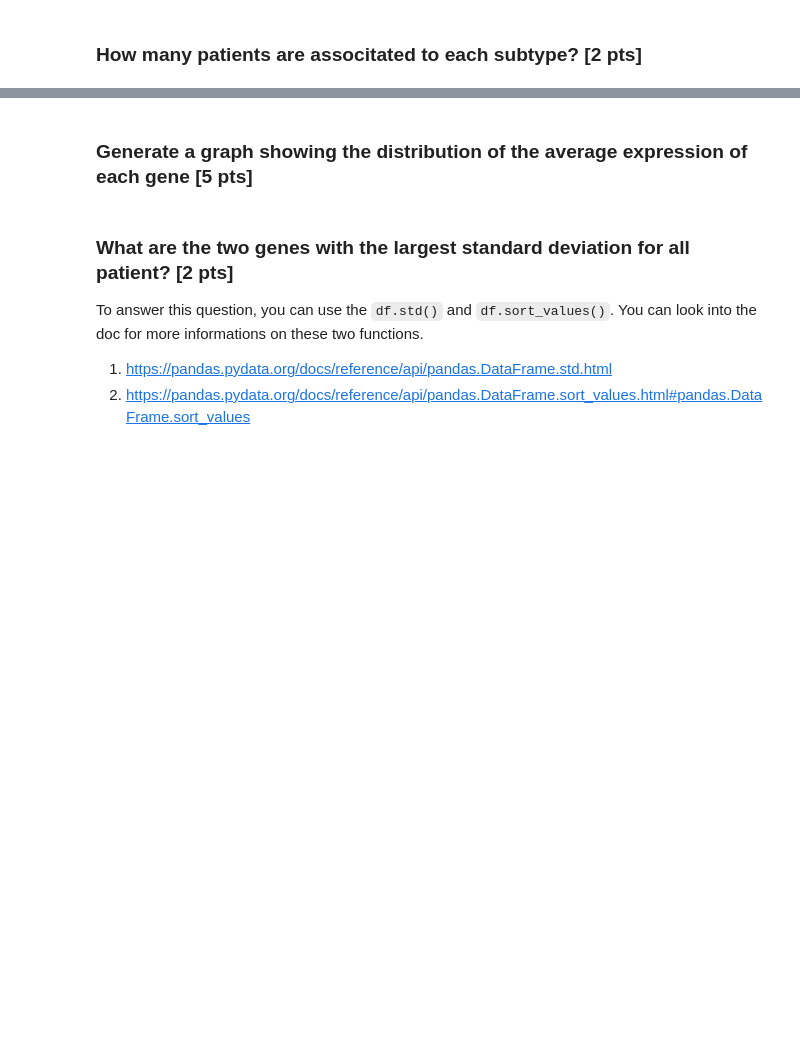
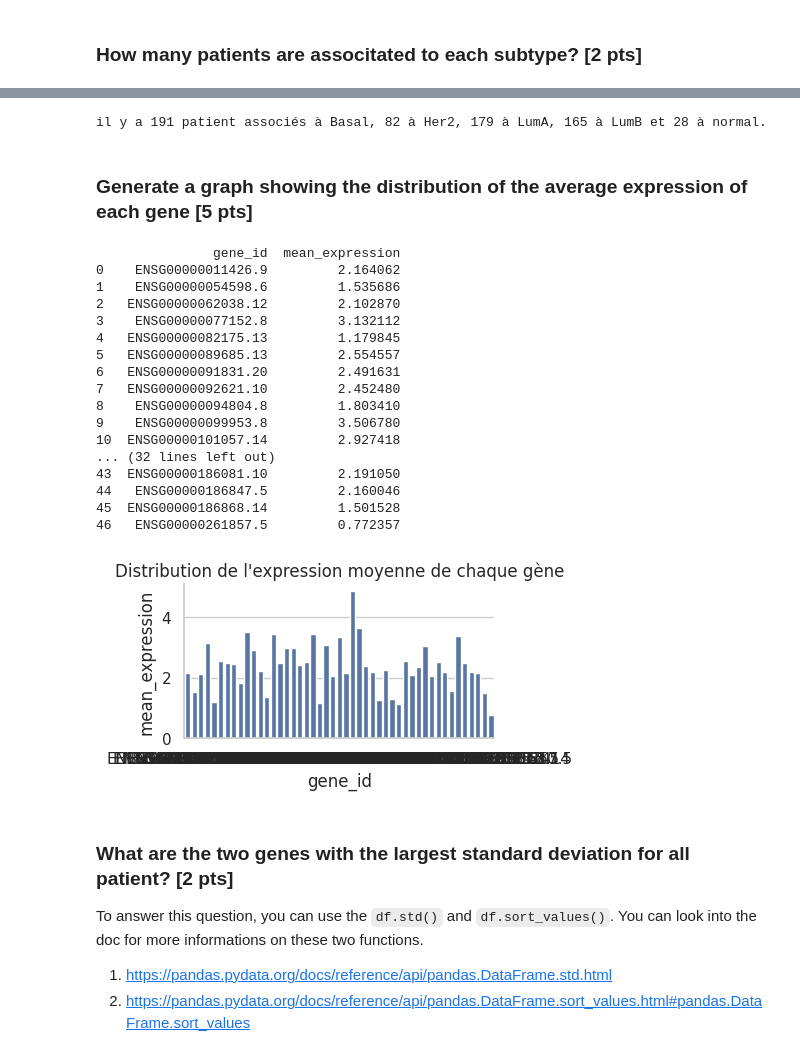
Before and after one commit to justinefrancois/S24_data_analysis, a Jupyter notebook: notebooks/CM5exercices_good_practices.ipynb, the cells around one changed output, grey strips where cells are left out. Saved outputs shown, nothing was run; the diff lists cells and outputs as text; code cells hidden in the pictures; blank space fills up the shorter version.

Commit message:
First commit adding notebook 5

```diff
--- a/notebooks/CM5exercices_good_practices.ipynb
+++ b/notebooks/CM5exercices_good_practices.ipynb
@@ -108,5 +125,47 @@ data
+# %%
+print("il y a 191 patient associés à Basal, 82 à Her2, 179 à LumA, 165 à LumB et 28 à normal.")
+# %% [output]
+il y a 191 patient associés à Basal, 82 à Her2, 179 à LumA, 165 à LumB et 28 à normal.
 # %% [markdown]
 ### Generate a graph showing the distribution of the average expression of each gene [5 pts]
+# %%
+genes_id = pd.read_csv("/u/francoij/Untitled Folder/code_github/datasets/genes_id.txt", header=None)
+patient_subtype = pd.read_csv("/u/francoij/Untitled Folder/code_github/datasets/patient_subtype.txt", header=None)
+patient_expression = pd.read_csv("/u/francoij/Untitled Folder/code_github/datasets/patient_expression.txt", sep=' ', header=None)
+
+patient_expression.columns = genes_id[0]
+patient_expression.loc[:, "patient_subtype"] = patient_subtype.iloc[:, 0]
+
+mean_expression = patient_expression.loc[:, genes_id[0]].mean()
+mean_expression_df = pd.DataFrame()
+mean_expression_df["gene_id"] = mean_expression.index
+mean_expression_df["mean_expression"] = mean_expression.values
+print(mean_expression_df)
+
+sns.set(rc={'figure.figsize': (4, 2)})
+sns.set_theme(context="notebook", style="whitegrid")
+p = sns.barplot(data=mean_expression_df, x="gene_id", y="mean_expression")
+p.set_title("Distribution de l'expression moyenne de chaque gène")
+sns.despine()
+# %% [output]
+               gene_id  mean_expression
+0    ENSG00000011426.9         2.164062
+1    ENSG00000054598.6         1.535686
+2   ENSG00000062038.12         2.102870
+3    ENSG00000077152.8         3.132112
+4   ENSG00000082175.13         1.179845
+5   ENSG00000089685.13         2.554557
+6   ENSG00000091831.20         2.491631
+7   ENSG00000092621.10         2.452480
+8    ENSG00000094804.8         1.803410
+9    ENSG00000099953.8         3.506780
+10  ENSG00000101057.14         2.927418
+... (32 lines left out)
+43  ENSG00000186081.10         2.191050
+44   ENSG00000186847.5         2.160046
+45  ENSG00000186868.14         1.501528
+46   ENSG00000261857.5         0.772357
+[figure, added]
 # %% [markdown]
 ### What are the two genes with the largest standard deviation for all patient? [2 pts]
 To answer this question, you can use the `df.std()` and `df.sort_values()`. You can look into the doc for more informations on these two functions.
```
Also changed, not shown: parts of 7 cells of this notebook.
